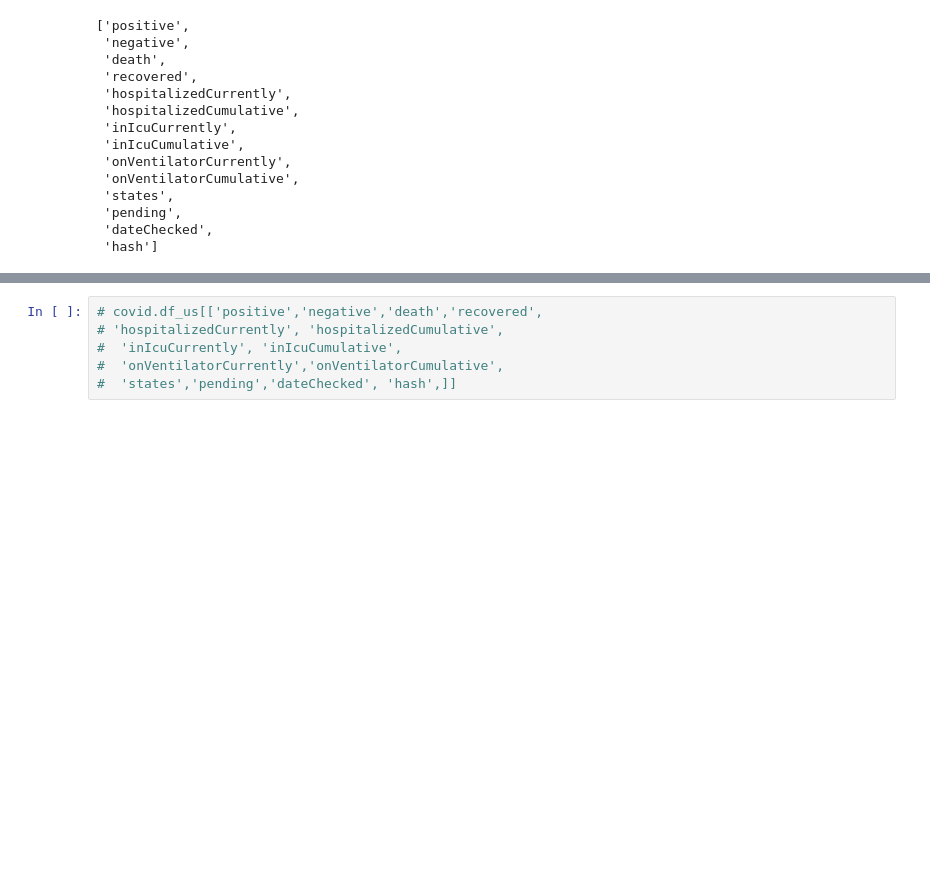
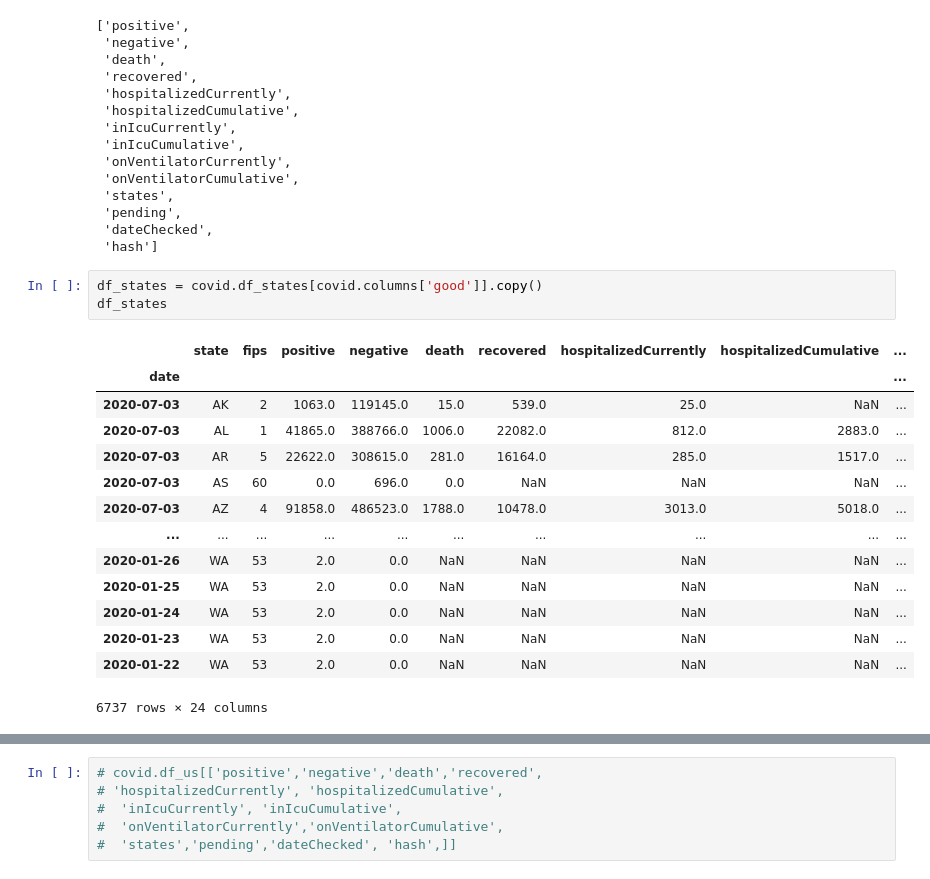
Before and after one commit to jirvingphd/playing-with-coronavirus-data, a Jupyter notebook: coronavirus-v2-post-classes.ipynb, the cells around one changed output, grey strips where cells are left out. Drawn from its saved outputs; the diff is of its cells as text; blank space fills up the shorter version.

```diff
--- a/coronavirus-v2-post-classes.ipynb
+++ b/coronavirus-v2-post-classes.ipynb
@@ -449,3 +434,21 @@ covid.columns_us['good']
  'pending',
  'dateChecked',
  'hash']
+# %%
+df_states = covid.df_states[covid.columns['good']].copy()
+df_states
+# %% [output]
+|  | state | fips | positive | negative | death | recovered | hospitalizedCurrently | hospitalizedCumulative | ... |
+| date |  |  |  |  |  |  |  |  | ... |
+| 2020-07-03 | AK | 2 | 1063.0 | 119145.0 | 15.0 | 539.0 | 25.0 | NaN | ... |
+| 2020-07-03 | AL | 1 | 41865.0 | 388766.0 | 1006.0 | 22082.0 | 812.0 | 2883.0 | ... |
+| 2020-07-03 | AR | 5 | 22622.0 | 308615.0 | 281.0 | 16164.0 | 285.0 | 1517.0 | ... |
+| 2020-07-03 | AS | 60 | 0.0 | 696.0 | 0.0 | NaN | NaN | NaN | ... |
+| 2020-07-03 | AZ | 4 | 91858.0 | 486523.0 | 1788.0 | 10478.0 | 3013.0 | 5018.0 | ... |
+| ... | ... | ... | ... | ... | ... | ... | ... | ... | ... |
+| 2020-01-26 | WA | 53 | 2.0 | 0.0 | NaN | NaN | NaN | NaN | ... |
+| 2020-01-25 | WA | 53 | 2.0 | 0.0 | NaN | NaN | NaN | NaN | ... |
+| 2020-01-24 | WA | 53 | 2.0 | 0.0 | NaN | NaN | NaN | NaN | ... |
+| 2020-01-23 | WA | 53 | 2.0 | 0.0 | NaN | NaN | NaN | NaN | ... |
+| 2020-01-22 | WA | 53 | 2.0 | 0.0 | NaN | NaN | NaN | NaN | ... |
+6737 rows × 24 columns
```
Also changed, not shown: parts of 44 cells of this notebook, 4 other files.
